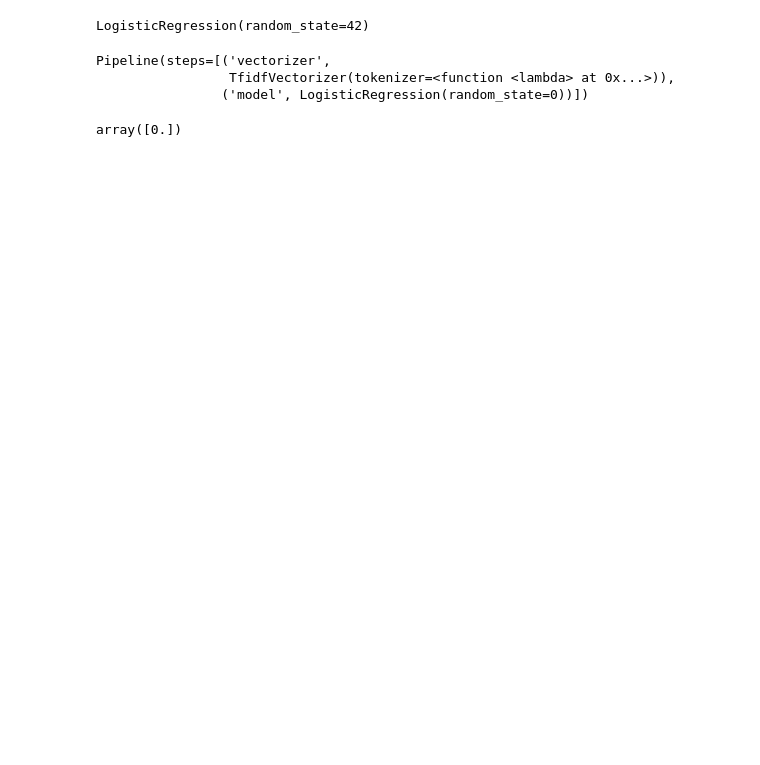
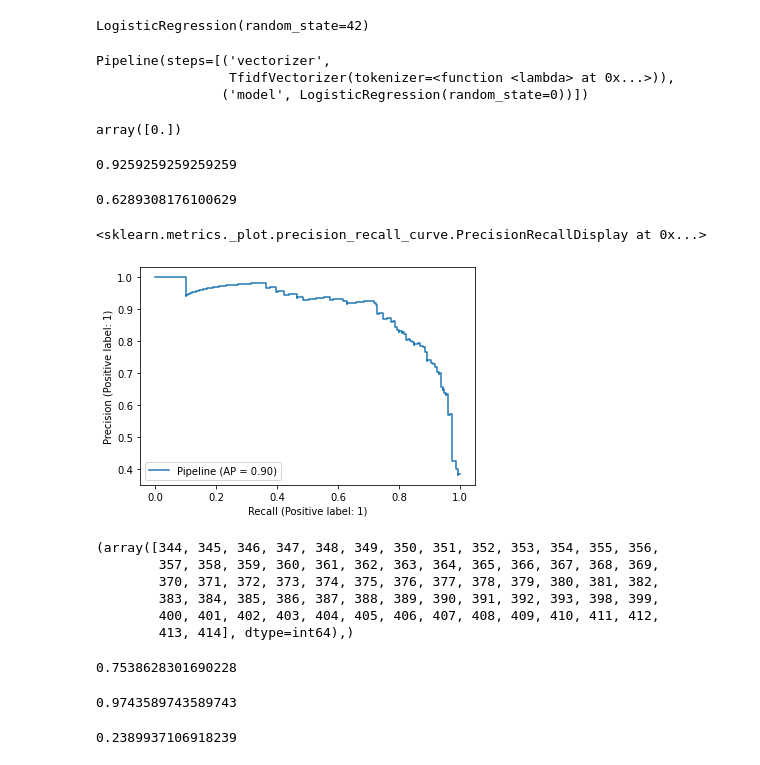
Before and after one commit to AlexKor622/ML, a Jupyter notebook: toxicNLP.ipynb, the cells around one changed output. Drawn from its saved outputs; the diff is of its cells as text; code cells hidden in the pictures; blank space fills up the shorter version.

```diff
--- a/toxicNLP.ipynb
+++ b/toxicNLP.ipynb
@@ -137,3 +137,11 @@ Pipeline(steps=[('vectorizer',
 model_pipeline.predict(['я люблю булки'])
 # %% [output]
 array([0.])
+# %%
+precision_score(y_true=test_df["toxic"], y_pred=model_pipeline.predict(test_df["comment"]))
+# %% [output]
+0.9259259259259259
+# %%
+recall_score(y_true=test_df["toxic"], y_pred=model_pipeline.predict(test_df["comment"]))
+# %% [output]
+0.6289308176100629
@@ -139,0 +150,26 @@ array([0.])
+# %%
+plot_precision_recall_curve(estimator=model_pipeline, X=test_df["comment"], y=test_df["toxic"])
+# %% [output]
+<sklearn.metrics._plot.precision_recall_curve.PrecisionRecallDisplay at 0x...>
+[figure, added]
+# %%
+np.where(prec > 0.95)
+# %% [output]
+(array([344, 345, 346, 347, 348, 349, 350, 351, 352, 353, 354, 355, 356,
+        357, 358, 359, 360, 361, 362, 363, 364, 365, 366, 367, 368, 369,
+        370, 371, 372, 373, 374, 375, 376, 377, 378, 379, 380, 381, 382,
+        383, 384, 385, 386, 387, 388, 389, 390, 391, 392, 393, 398, 399,
+        400, 401, 402, 403, 404, 405, 406, 407, 408, 409, 410, 411, 412,
+        413, 414], dtype=int64),)
+# %%
+thresholds[374]
+# %% [output]
+0.7538628301690228
+# %%
+precision_score(y_true=test_df["toxic"], y_pred=model_pipeline.predict_proba(test_df["comment"])[:, 1] > thresholds[374])
+# %% [output]
+0.9743589743589743
+# %%
+recall_score(y_true=test_df["toxic"], y_pred=model_pipeline.predict_proba(test_df["comment"])[:, 1] > thresholds[374])
+# %% [output]
+0.2389937106918239
```
Also changed, not shown: parts of 13 cells of this notebook.
